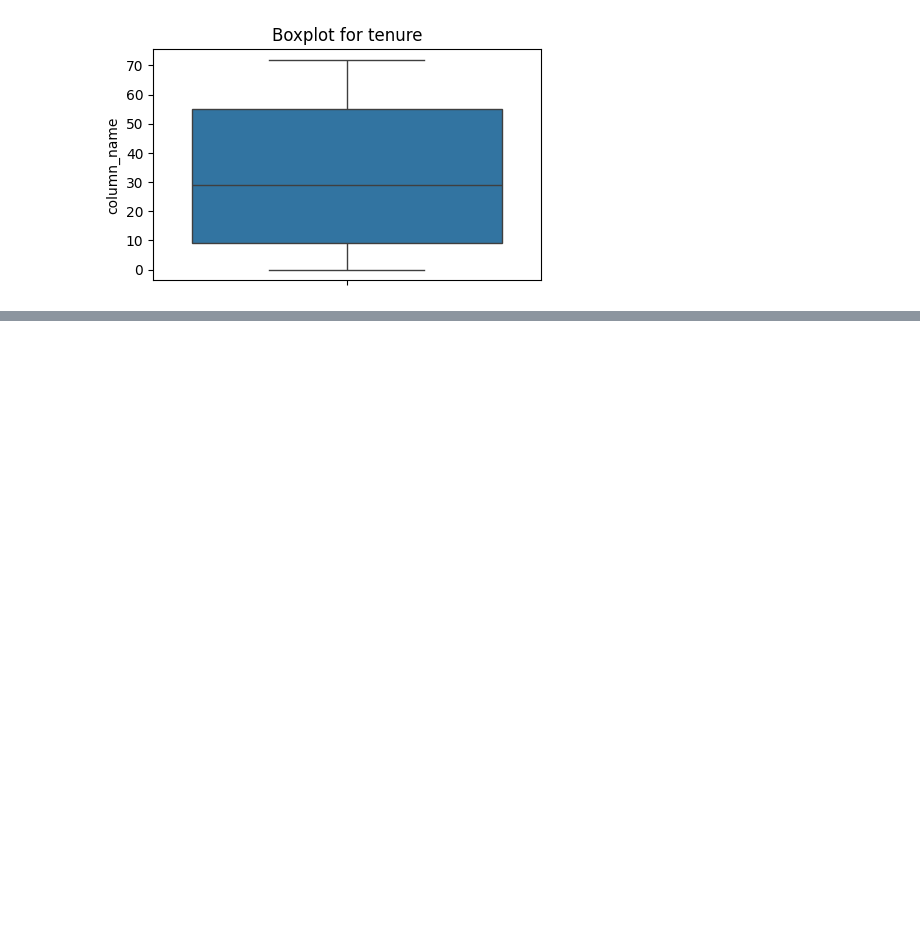
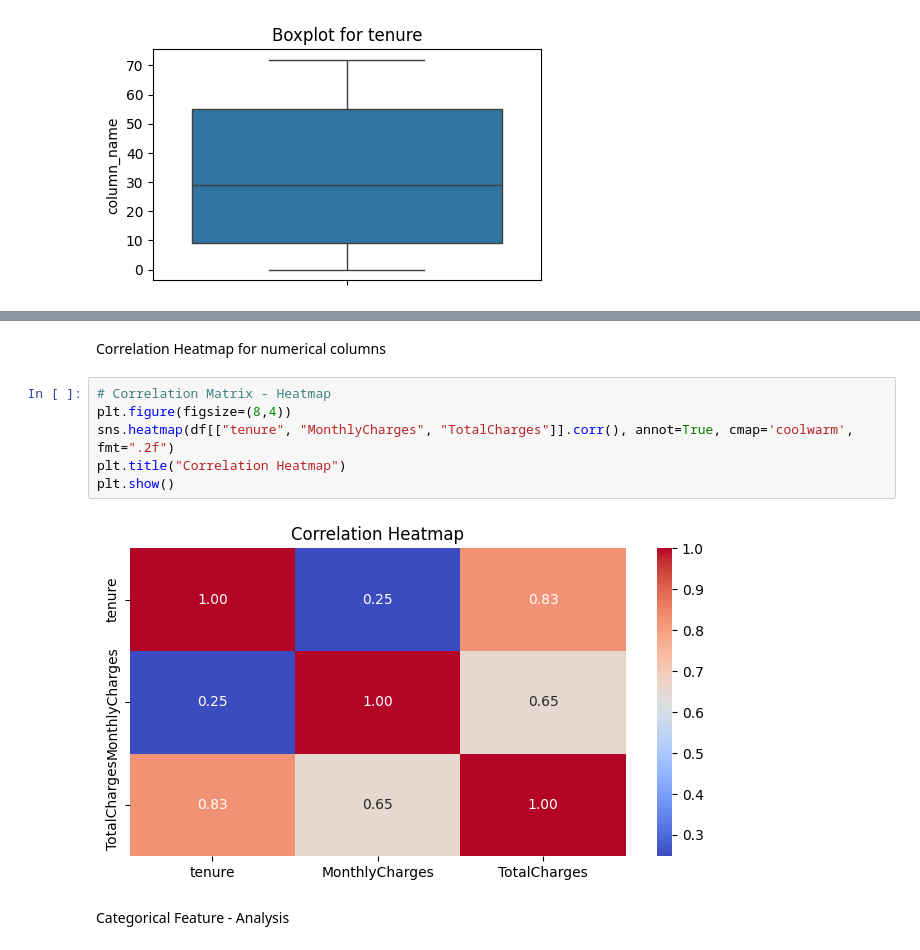
Before and after one commit to NgocAnhNguyen-0601/Customer-Churn, a Jupyter notebook: Customer_Churn_Forecast.ipynb, the cells around one changed output, grey strips where cells are left out. Saved outputs shown, nothing was run; the diff lists cells and outputs as text; blank space fills up the shorter version.

```diff
--- a/Customer_Churn_Forecast.ipynb
+++ b/Customer_Churn_Forecast.ipynb
@@ -317,0 +326,12 @@ plot_boxplot(df,'tenure')
+# %% [markdown]
+Correlation Heatmap for numerical columns
+# %%
+# Correlation Matrix - Heatmap
+plt.figure(figsize=(8,4))
+sns.heatmap(df[["tenure", "MonthlyCharges", "TotalCharges"]].corr(), annot=True, cmap='coolwarm', fmt=".2f")
+plt.title("Correlation Heatmap")
+plt.show()
+# %% [output]
+[figure, added]
+# %% [markdown]
+Categorical Feature - Analysis
```
Also changed, not shown: parts of 6 cells of this notebook.
